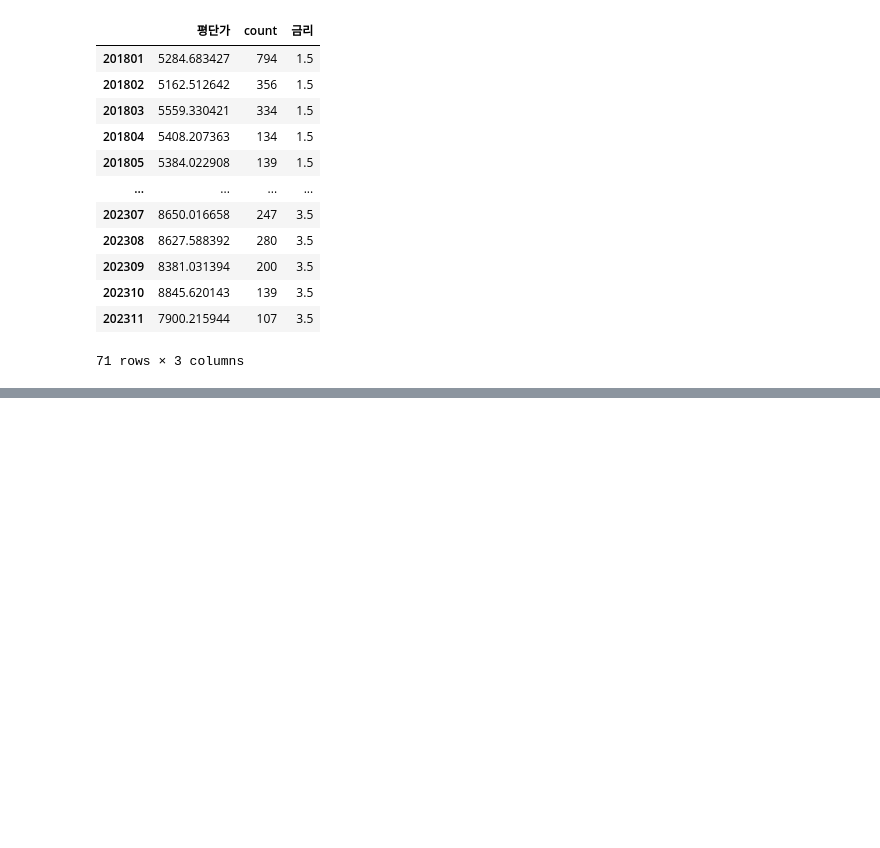
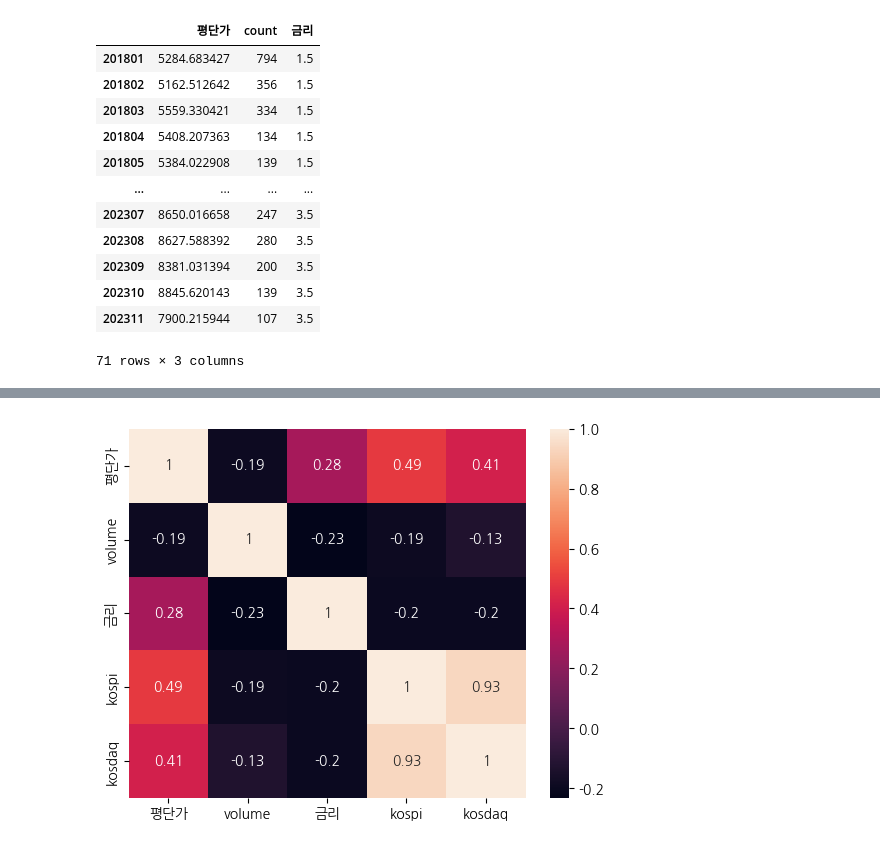
Before and after one commit to Elderman-91/green_team_project_1, a Jupyter notebook: mj2.ipynb, the cells around one changed output, grey strips where cells are left out. Cells and saved outputs as stored; diff of their text form; code cells hidden in the pictures; blank space fills up the shorter version.

```diff
--- a/mj2.ipynb
+++ b/mj2.ipynb
@@ -145,6 +145,9 @@ temp_df1 = pd.merge(final_out_df, kospi, how='inner', left_index=True, right_ind
 # %%
 temp_df2 = pd.merge(temp_df1, kosdaq, how='inner', left_index=True, right_index=True)
 # %%
-final_final_df = temp_df2.rename(columns={"0": "kospi", "1": 'kosdaq'})
+final_final_df = temp_df2.rename(columns={"count": "volume", "0": "kospi", "1": 'kosdaq'})
 # %%
 final_final_df.to_csv("data/completed_gangnam.csv", encoding='utf-8')
+# %%
+gangna_price_corr = final_final_df.corr()
+final_final_df.corr()
@@ -150,0 +161,5 @@ final_final_df.to_csv("data/completed_gangnam.csv", encoding='utf-8')
+# %%
+sns.heatmap(gangna_price_corr, annot=True)
+plt.show()
+# %% [output]
+[figure, added]
```
Also changed, not shown: parts of 2 cells of this notebook, 1 other file.
